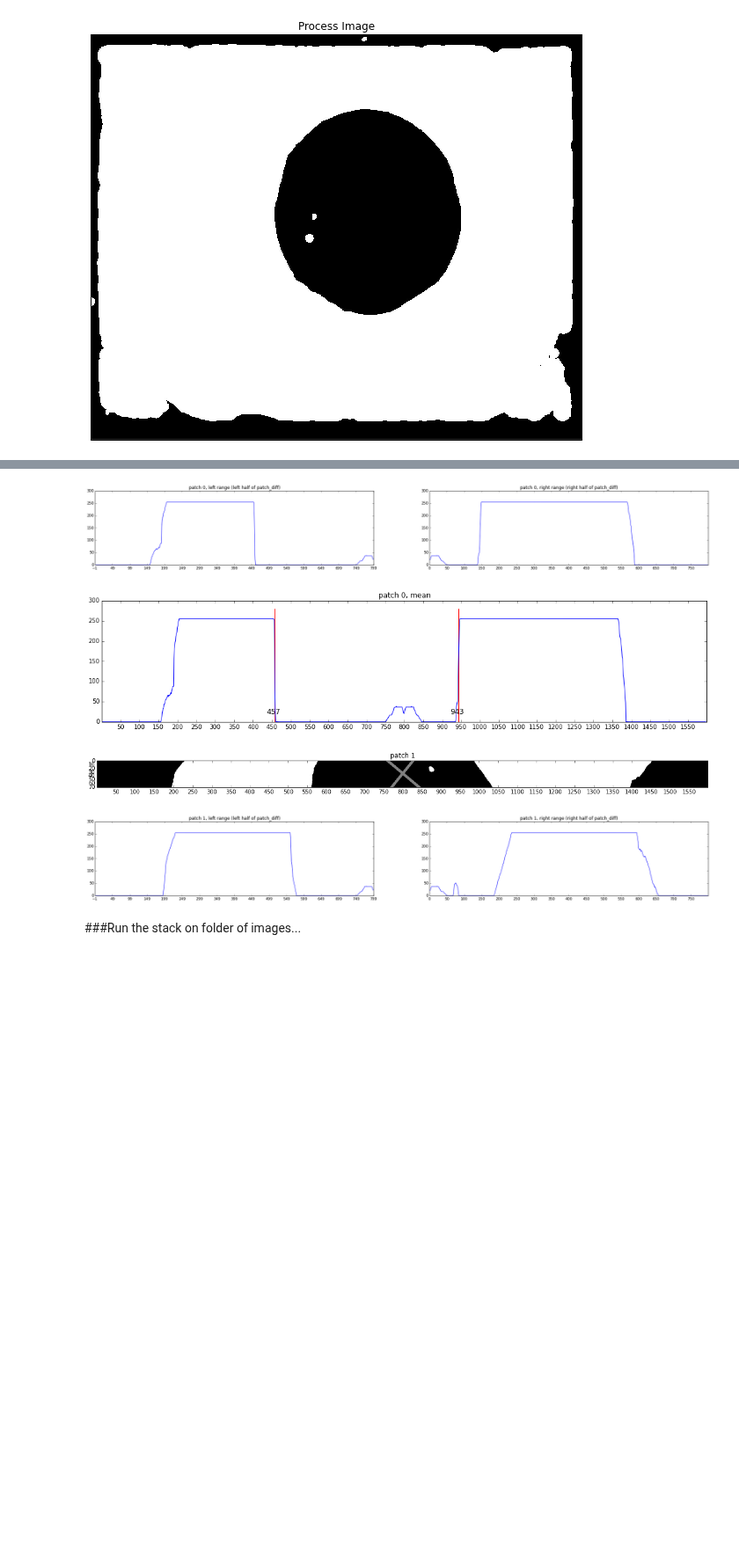
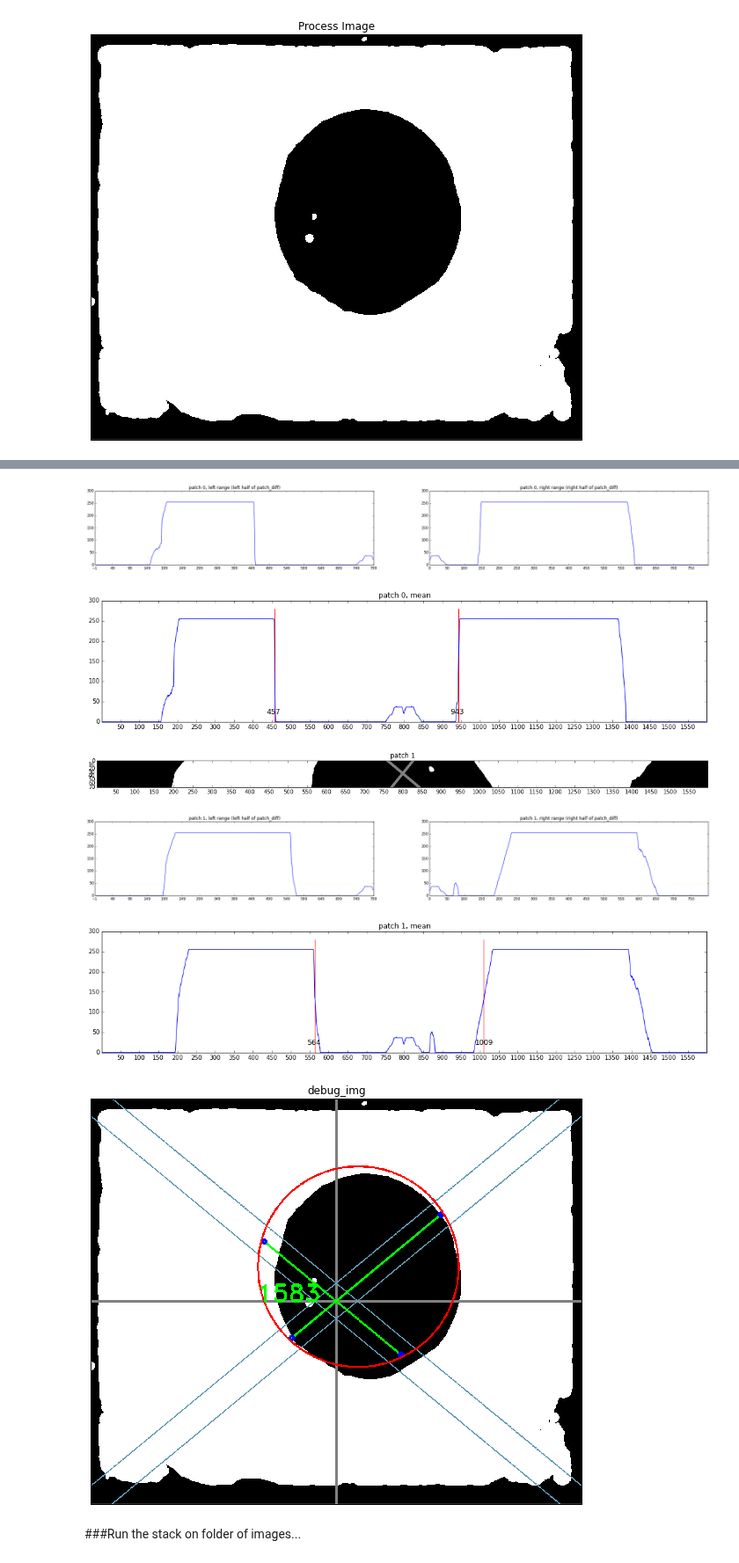
Before and after one commit to Aniruddh1/ipython-opencv-notebooks, a Jupyter notebook: notebooks/ContactFront_MR_EdgeCircles.ipynb, the cells around one changed output, grey strips where cells are left out. Shown at 88% size. Drawn from its saved outputs; the diff is of its cells as text; code cells hidden in the pictures; blank space fills up the shorter version.

```diff
--- a/notebooks/ContactFront_MR_EdgeCircles.ipynb
+++ b/notebooks/ContactFront_MR_EdgeCircles.ipynb
@@ -143,7 +143,7 @@ for idx, patch_angle in enumerate(patch_angles):
 
 circle_pts = []
 
-pt_sets[1] = (pt_sets[1][1], pt_sets[1][0])
+#pt_sets[1] = (pt_sets[1][1], pt_sets[1][0])
 
 for pt_set in pt_sets:
     print "pt_set: ", pt_set
@@ -186,9 +186,11 @@ pt_set:  ((778, 643), (435, 359))
 >> Area: 1583,
 [figure]
 [figure]
 [figure]
 [figure]
 [figure]
+[figure, added]
+[figure, added]
 # %% [markdown]
 ###Run the stack on folder of images...
 # %%
```
Also changed, not shown: parts of 1 cell of this notebook.
